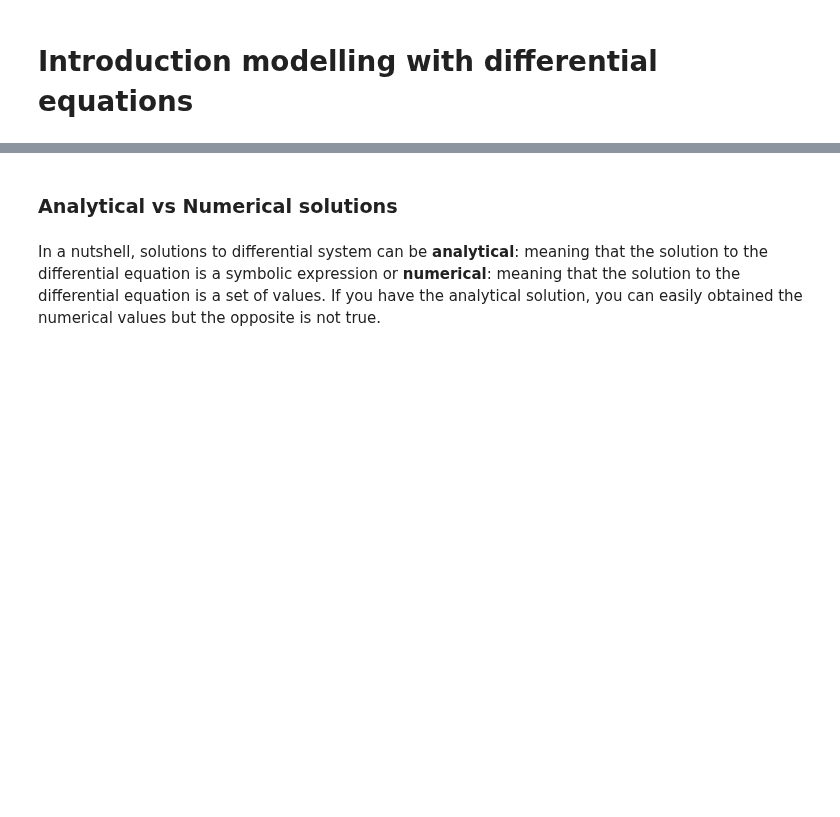
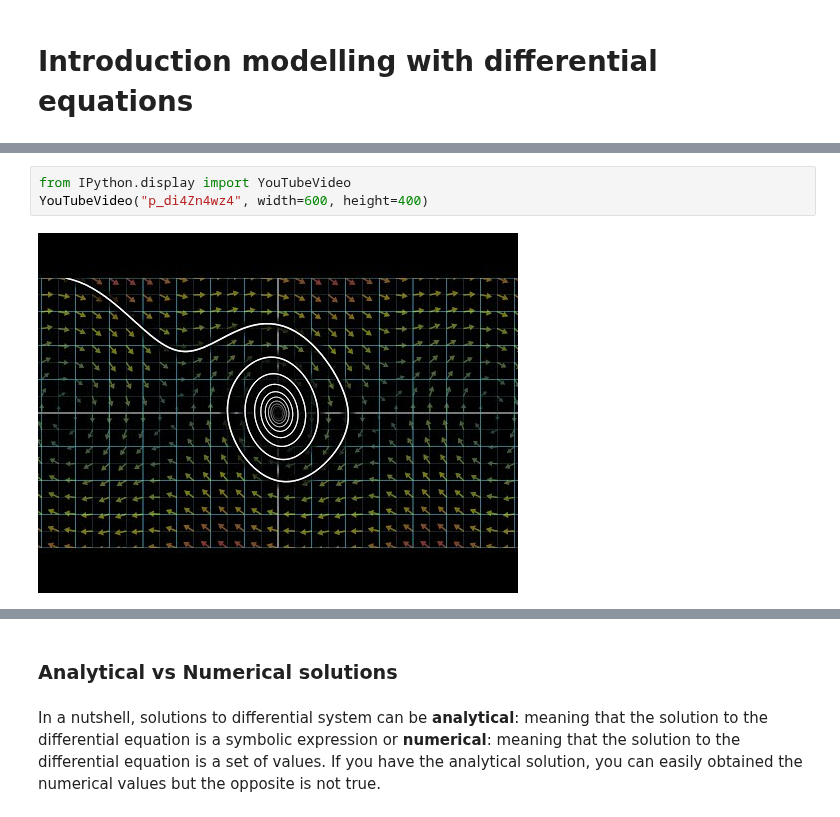
Before and after one commit to BergLab/CompNeuroCourse, a Jupyter notebook: _build/jupyter_execute/notebooks/dynamical_systems/dynamical_systems_intro.ipynb, the cells around one changed output, grey strips where cells are left out. Saved outputs shown, nothing was run; the diff lists cells and outputs as text; blank space fills up the shorter version.

```diff
--- a/_build/jupyter_execute/notebooks/dynamical_systems/dynamical_systems_intro.ipynb
+++ b/_build/jupyter_execute/notebooks/dynamical_systems/dynamical_systems_intro.ipynb
@@ -6,0 +11,5 @@
+# %%
+from IPython.display import YouTubeVideo
+YouTubeVideo("p_di4Zn4wz4", width=600, height=400)
+# %% [output]
+[figure, added]
```
Also changed, not shown: parts of 7 cells of this notebook, 20 other files.
